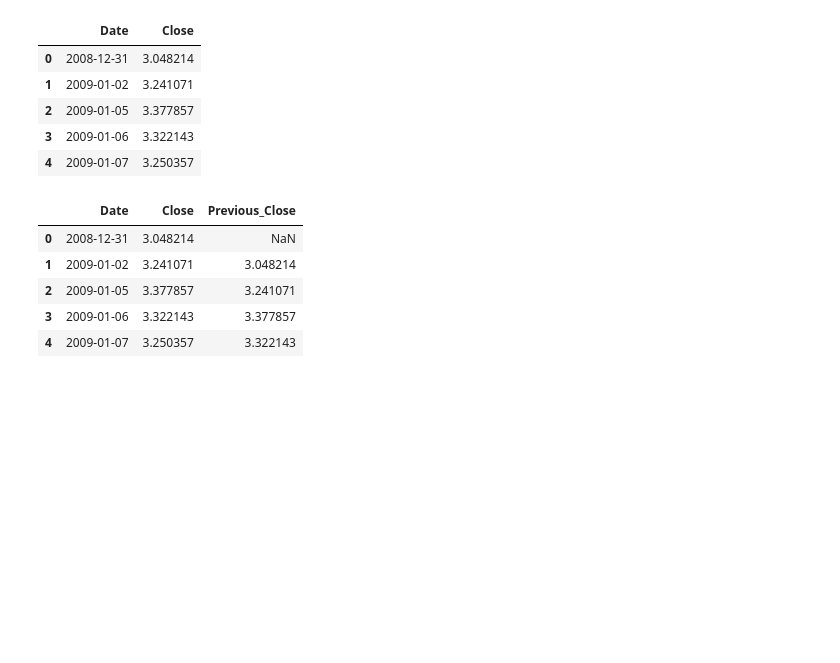
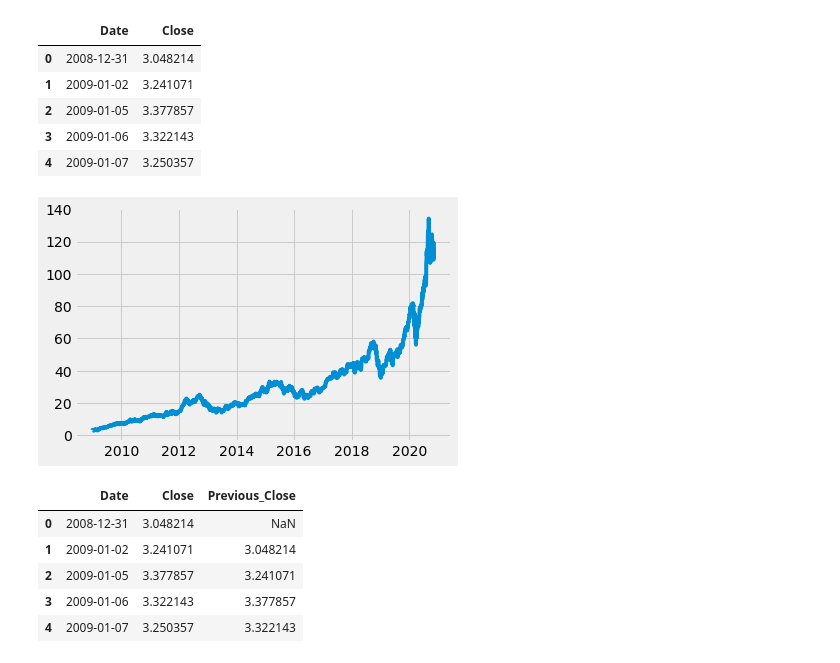
Before and after one commit to yuchild/erik_interviewqs, a Jupyter notebook: question_stocks_monte_carlo.ipynb, the cells around one changed output. Saved outputs shown, nothing was run; the diff lists cells and outputs as text; code cells hidden in the pictures; blank space fills up the shorter version.

```diff
--- a/question_stocks_monte_carlo.ipynb
+++ b/question_stocks_monte_carlo.ipynb
@@ -29,6 +29,12 @@ apple.head()
 | 2 | 2009-01-05 | 3.377857 |
 | 3 | 2009-01-06 | 3.322143 |
 | 4 | 2009-01-07 | 3.250357 |
+# %%
+plt.plot(apple.Date
+         , apple.Close
+        );
+# %% [output]
+[figure, added]
 # %%
 apple['Previous_Close'] = apple.Close.shift(1)
 apple.head()
```
Also changed, not shown: parts of 4 cells of this notebook, 1 other file.
